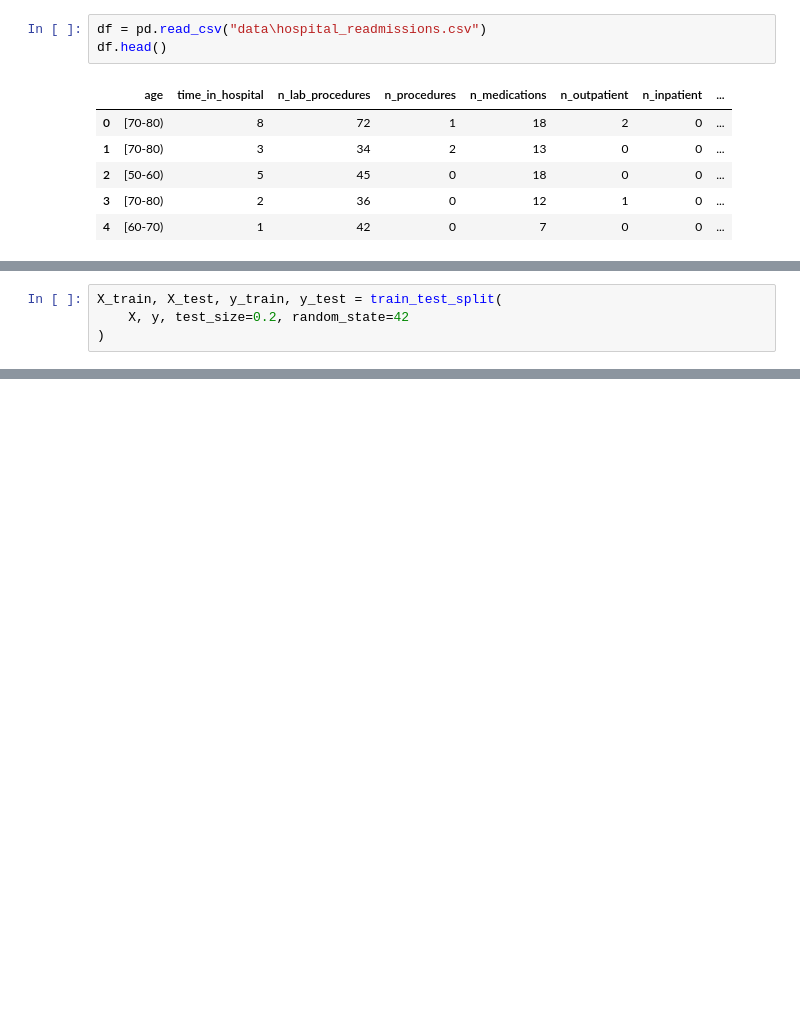
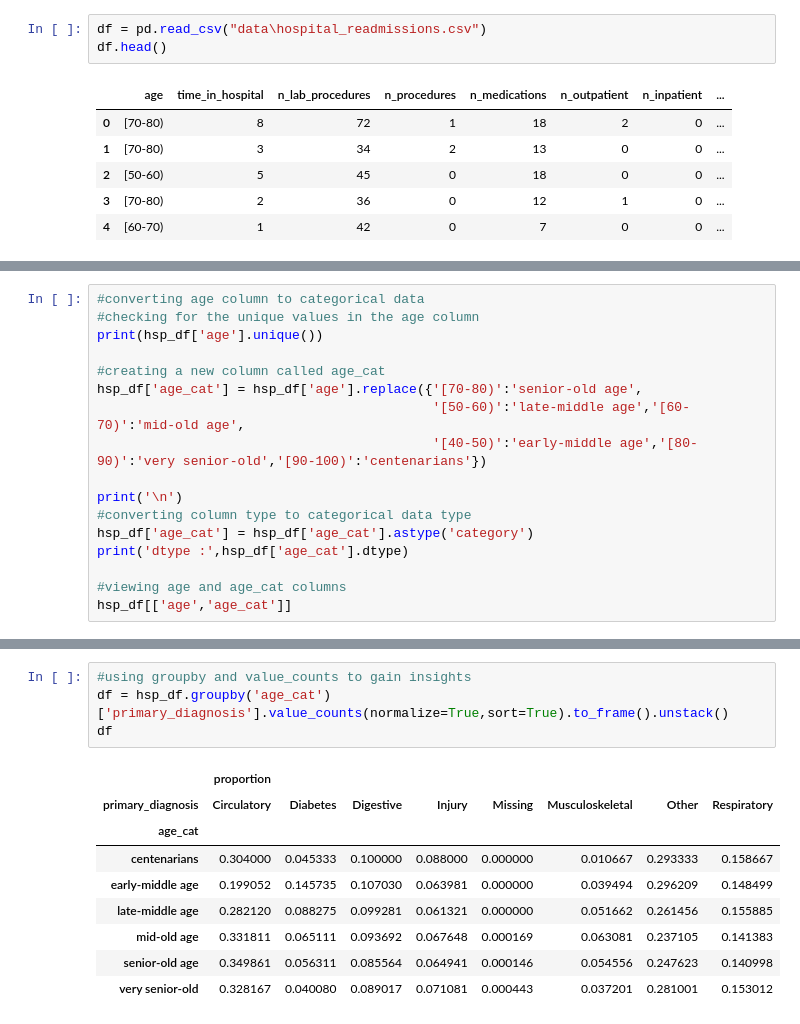
Before and after one commit to krithikadh/CTS_Hackathon, a Jupyter notebook: random_forest.ipynb, the cells around one changed output, grey strips where cells are left out. Drawn from its saved outputs; the diff is of its cells as text; blank space fills up the shorter version.

```diff
--- a/random_forest.ipynb
+++ b/random_forest.ipynb
@@ -74,4 +62,17 @@ y = label_enc.fit_transform(y.astype(str))
 # %%
-X_train, X_test, y_train, y_test = train_test_split(
-    X, y, test_size=0.2, random_state=42
-)
+#converting age column to categorical data
+#checking for the unique values in the age column
+print(hsp_df['age'].unique())
+
+#creating a new column called age_cat
+hsp_df['age_cat'] = hsp_df['age'].replace({'[70-80)':'senior-old age',
+                                           '[50-60)':'late-middle age','[60-70)':'mid-old age',
+                                           '[40-50)':'early-middle age','[80-90)':'very senior-old','[90-100)':'centenarians'})
+
+print('\n')
+#converting column type to categorical data type
+hsp_df['age_cat'] = hsp_df['age_cat'].astype('category')
+print('dtype :',hsp_df['age_cat'].dtype)
+
+#viewing age and age_cat columns
+hsp_df[['age','age_cat']]
@@ -89,0 +209,14 @@ Accuracy: 0.605
+# %%
+#using groupby and value_counts to gain insights
+df = hsp_df.groupby('age_cat')['primary_diagnosis'].value_counts(normalize=True,sort=True).to_frame().unstack()
+df
+# %% [output]
+|  | proportion |  |  |  |  |  |  |  |
+| primary_diagnosis | Circulatory | Diabetes | Digestive | Injury | Missing | Musculoskeletal | Other | Respiratory |
+| age_cat |  |  |  |  |  |  |  |  |
+| centenarians | 0.304000 | 0.045333 | 0.100000 | 0.088000 | 0.000000 | 0.010667 | 0.293333 | 0.158667 |
+| early-middle age | 0.199052 | 0.145735 | 0.107030 | 0.063981 | 0.000000 | 0.039494 | 0.296209 | 0.148499 |
+| late-middle age | 0.282120 | 0.088275 | 0.099281 | 0.061321 | 0.000000 | 0.051662 | 0.261456 | 0.155885 |
+| mid-old age | 0.331811 | 0.065111 | 0.093692 | 0.067648 | 0.000169 | 0.063081 | 0.237105 | 0.141383 |
+| senior-old age | 0.349861 | 0.056311 | 0.085564 | 0.064941 | 0.000146 | 0.054556 | 0.247623 | 0.140998 |
+| very senior-old | 0.328167 | 0.040080 | 0.089017 | 0.071081 | 0.000443 | 0.037201 | 0.281001 | 0.153012 |
```
Also changed, not shown: parts of 12 cells of this notebook, 2 other files.
